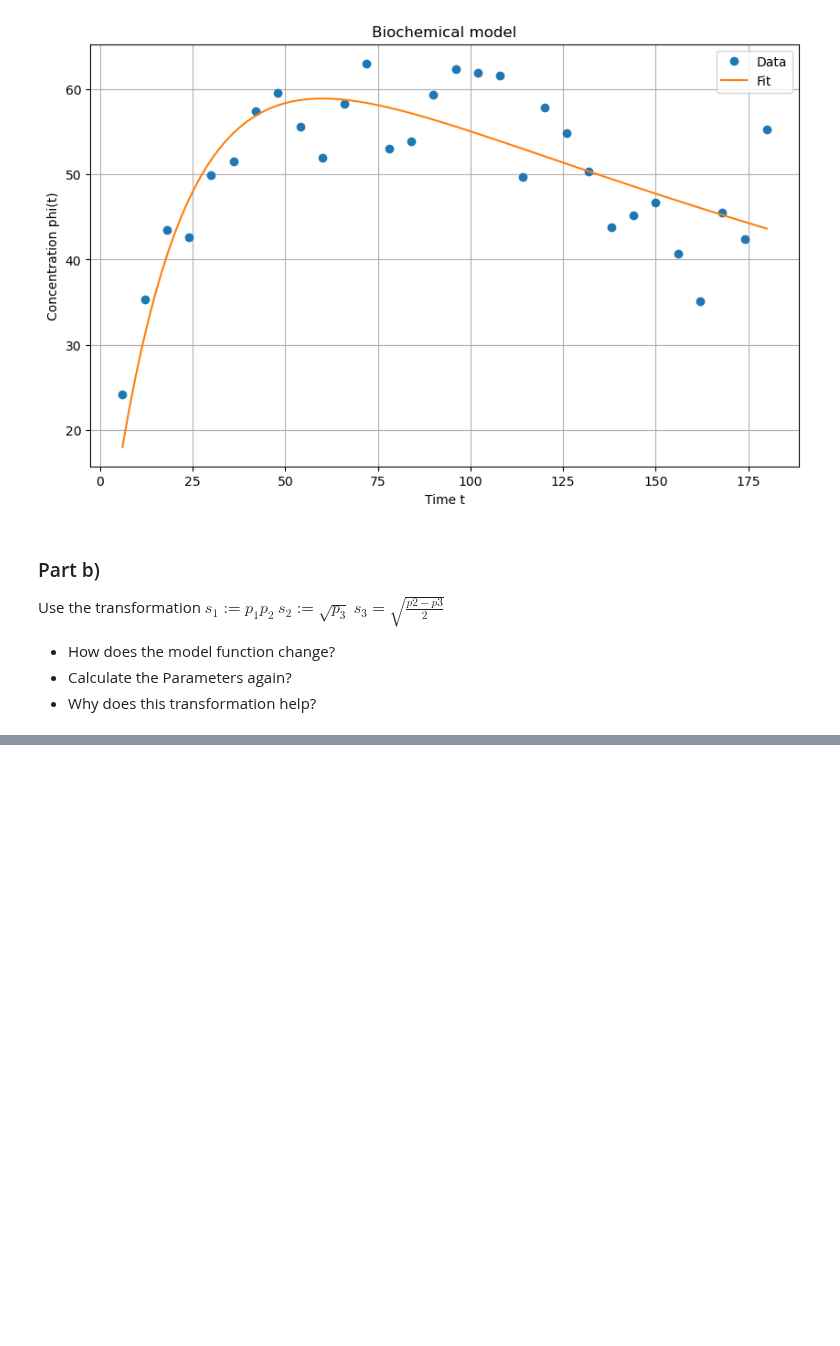
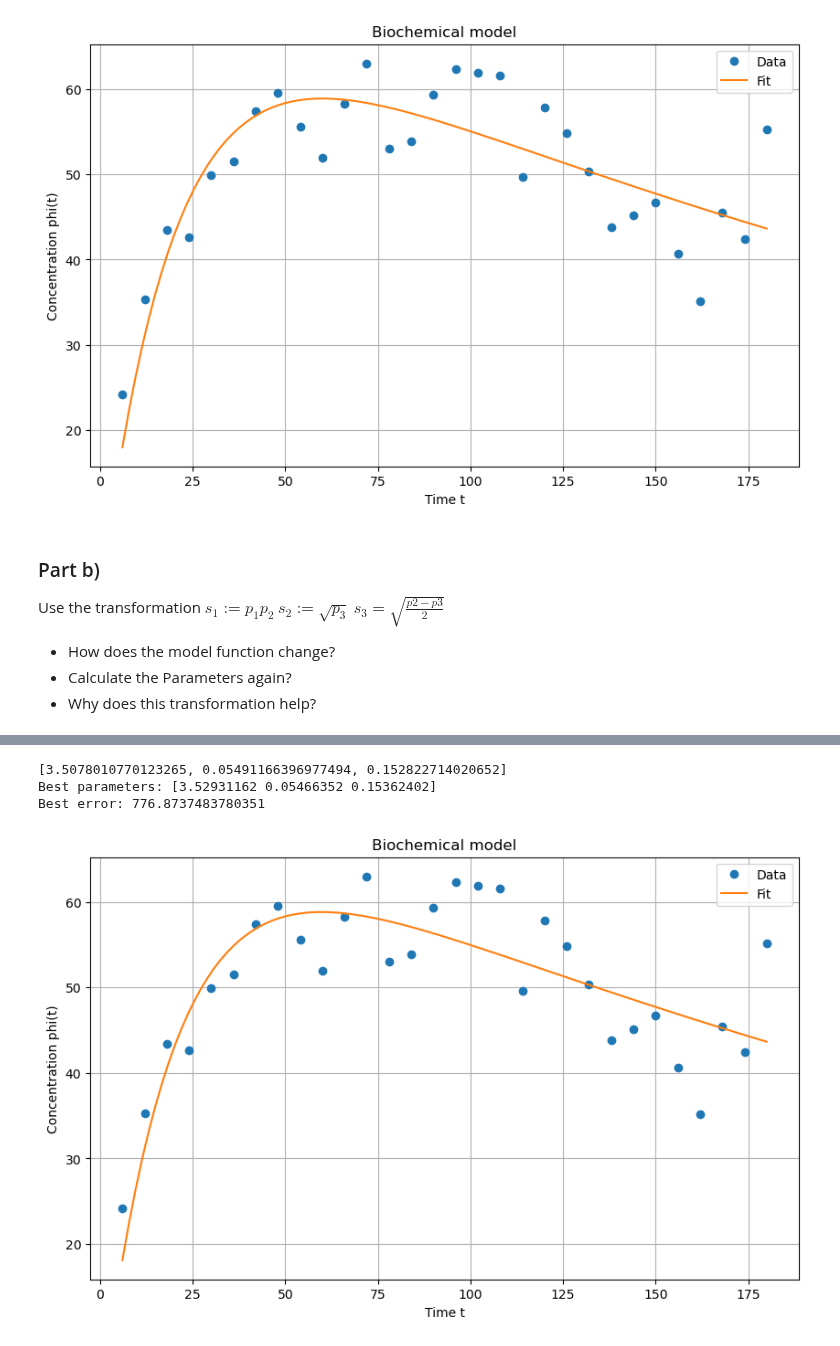
Before and after one commit to LukasMeinschad/Studium, a Jupyter notebook: Mathe/Numerik_2/Proseminar/Blatt 4/sheet_4_lukas_meinchad.ipynb, the cells around one changed output, grey strips where cells are left out. Cells and saved outputs as stored; diff of their text form; code cells hidden in the pictures; blank space fills up the shorter version.

```diff
--- a/Mathe/Numerik_2/Proseminar/Blatt 4/sheet_4_lukas_meinchad.ipynb
+++ b/Mathe/Numerik_2/Proseminar/Blatt 4/sheet_4_lukas_meinchad.ipynb
@@ -693,6 +781,9 @@ for p1 in p1_range:
 
 print(f"Best parameters: {best_params}")
 print(f"Best error: {best_error}")
+
+
+best_params_a = best_params
 # %% [output]
 Matrix inversion falied - using gradient descent
 Matrix inversion falied - using gradient descent
@@ -739,2 +846,78 @@ Use the transformation $s_1:=p_1p_2 ~ s_2:= \sqrt{p_3} ~ s_3 = \sqrt{\frac{p2-p3
+# %%
+# Jacobian Finite Difference
+
+def phi_trans(params,t):
+    s1,s2,s3 = params
+    return (s1 / (2*s3**2)) * (np.exp(-s2**2*t) - np.exp(-(2*s3**2 + s2**2)*t))
+
+
+
+def finite_difference_jacobian(params, t_vals,h=1e-6):
+    """
+    Computes the Jacobian using finite differences
+    """
+
+    s1,s2,s3 = params
+    n = len(t_vals)
+
+    J = np.zeros((n,3))
+
+    for i, t in enumerate(t_vals):
+        phi_1_plus = phi_trans(params + np.array([h,0,0]), t)
+        phi_1_minus = phi_trans(params - np.array([h,0,0]), t)
+        phi_2_plus = phi_trans(params + np.array([0,h,0]), t)
+        phi_2_minus = phi_trans(params - np.array([0,h,0]), t)
+        phi_3_plus = phi_trans(params + np.array([0,0,h]), t)
+        phi_3_minus = phi_trans(params - np.array([0,0,h]), t)
+        J[i,0] = (phi_1_plus - phi_1_minus) / (2*h)
+        J[i,1] = (phi_2_plus - phi_2_minus) / (2*h)
+        J[i,2] = (phi_3_plus - phi_3_minus) / (2*h)
+
+
+    return J
+
+
+# Fit the data
+
+
+
+t_data = biochemie_data[:,0]
+phi_data = biochemie_data[:,1]
+
+
+# Calculate starting point using previous parameters
+
+s1 = best_params_a[0] * best_params_a[1]
+s2 = np.sqrt(best_params_a[2])
+s3 = np.sqrt((best_params_a[1] - best_params_a[2]) / 2)
+
+params = [s1,s2,s3]
+print(params)
+
+x,error = gauss_newton(phi_trans,finite_difference_jacobian,t_data,phi_data,params)
+print(f"Best parameters: {x}")
+print(f"Best error: {error}")
+
+
+
+# Plot the fit
+
+t_fit = np.linspace(t_data.min(),t_data.max(),100)
+
+y_fit = phi_trans(x,t_fit)
+plt.figure(figsize=(10,6))
+plt.plot(t_data,phi_data,'o',label="Data")
+plt.plot(t_fit,y_fit,label="Fit")
+plt.xlabel("Time t")
+plt.ylabel("Concentration phi(t)")
+plt.title("Biochemical model")
+plt.legend()
+plt.grid(True)
+plt.show()
+# %% [output]
+[3.5078010770123265, 0.05491166396977494, 0.152822714020652]
+Best parameters: [3.52931162 0.05466352 0.15362402]
+Best error: 776.8737483780351
+[figure, added]
 # %% [markdown]
 \begin{align}
```
Also changed, not shown: parts of 10 cells of this notebook, 13 other files.
